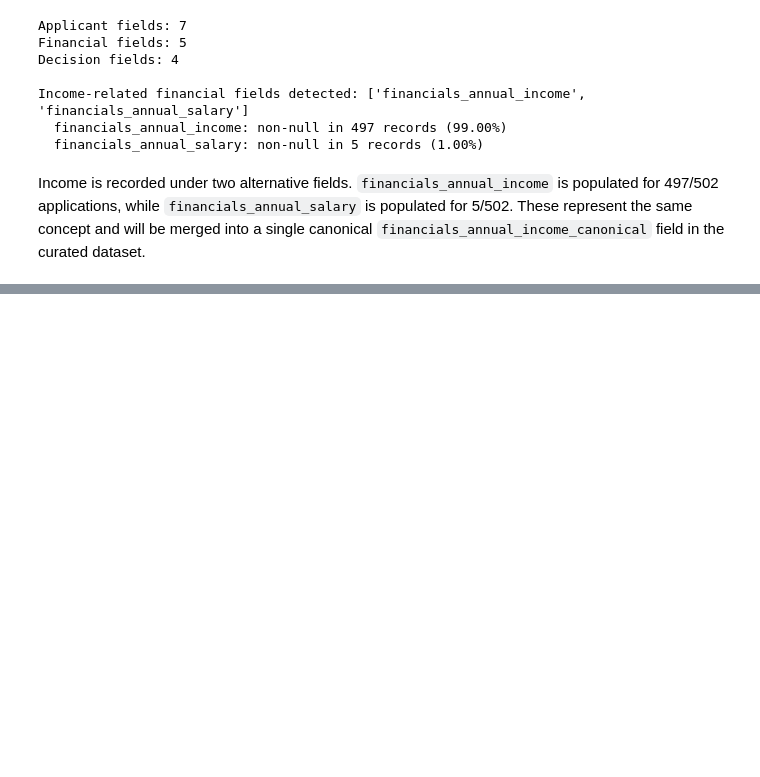
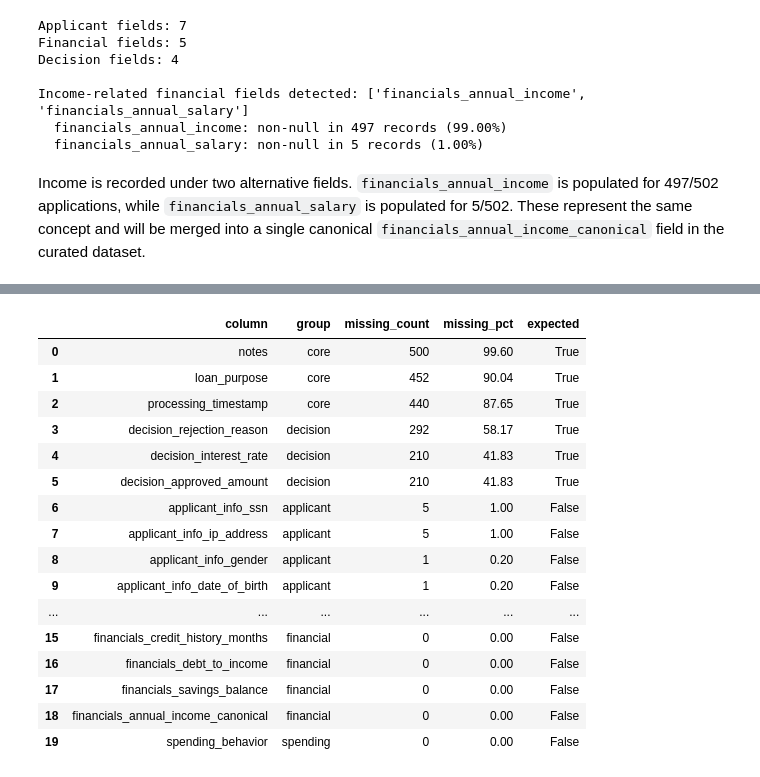
Before and after one commit to afonsojoao2001/dego-project-team12, a Jupyter notebook: notebooks/01-data-quality.ipynb, the cells around one changed output, grey strips where cells are left out. Drawn from its saved outputs; the diff is of its cells as text; code cells hidden in the pictures; blank space fills up the shorter version.

Commit message:
Add completeness assessment with column grouping and expected-missing handling

```diff
--- a/notebooks/01-data-quality.ipynb
+++ b/notebooks/01-data-quality.ipynb
@@ -246,0 +226,6 @@ Canonical income missing after cleanup: 1/502
+# %%
+# Exclude two columns from DQ analysis - replaced by canonical income)
+exclude_cols = [
+    "financials_annual_income",
+    "financials_annual_salary"
+]
@@ -246,0 +236,74 @@ Canonical income missing after cleanup: 1/502
+# %%
+# Column grouping by schema section
+core_cols      = [c for c in df_work.columns if c in ["_id", "processing_timestamp", "loan_purpose", "notes"]]
+applicant_info_cols = [c for c in df_work.columns if c.startswith("applicant_info_")]
+financial_cols = [
+    c for c in df_work.columns
+    if c.startswith("financials_")
+    and c not in exclude_cols
+]
+spending_cols  = [c for c in df_work.columns if c.startswith("spending_")]
+decision_cols  = [c for c in df_work.columns if c.startswith("decision_")]
+
+column_groups = {
+    "core":      core_cols,
+    "applicant": applicant_info_cols,
+    "financial": financial_cols,
+    "spending":  spending_cols,
+    "decision":  decision_cols,
+}
+
+# Fields where missingness is structurally expected:
+# - Decision fields: rejected apps have no interest rate or approved amount;
+#                   approved apps have no rejection reason
+# - Optional fields: documented during schema inspection as inconsistently
+#                   populated by design, not data quality failures
+EXPECTED_MISSING = {
+    "decision_interest_rate",
+    "decision_approved_amount",
+    "decision_rejection_reason",
+    "notes",                     # optional — present in 0.40% of records
+    "loan_purpose",              # optional — present in 9.96% of records
+    "processing_timestamp",      # optional — present in 12.35% of records
+}
+
+# Completeness calculation
+n_records = len(df_work)
+rows = []
+
+for group_name, cols in column_groups.items():
+    for col in cols:
+        missing_count = df_work[col].isna().sum()
+        rows.append({
+            "column":        col,
+            "group":         group_name,
+            "missing_count": missing_count,
+            "missing_pct":   round(missing_count / n_records * 100, 2),
+            "expected":      col in EXPECTED_MISSING,
+        })
+
+completeness_df = (
+    pd.DataFrame(rows)
+    .sort_values(["missing_count", "group"], ascending=[False, True])
+    .reset_index(drop=True)
+)
+
+completeness_df
+# %% [output]
+|  | column | group | missing_count | missing_pct | expected |
+| 0 | notes | core | 500 | 99.60 | True |
+| 1 | loan_purpose | core | 452 | 90.04 | True |
+| 2 | processing_timestamp | core | 440 | 87.65 | True |
+| 3 | decision_rejection_reason | decision | 292 | 58.17 | True |
+| 4 | decision_interest_rate | decision | 210 | 41.83 | True |
+| 5 | decision_approved_amount | decision | 210 | 41.83 | True |
+| 6 | applicant_info_ssn | applicant | 5 | 1.00 | False |
+| 7 | applicant_info_ip_address | applicant | 5 | 1.00 | False |
+| 8 | applicant_info_gender | applicant | 1 | 0.20 | False |
+| 9 | applicant_info_date_of_birth | applicant | 1 | 0.20 | False |
+| ... | ... | ... | ... | ... | ... |
+| 15 | financials_credit_history_months | financial | 0 | 0.00 | False |
+| 16 | financials_debt_to_income | financial | 0 | 0.00 | False |
+| 17 | financials_savings_balance | financial | 0 | 0.00 | False |
+| 18 | financials_annual_income_canonical | financial | 0 | 0.00 | False |
+| 19 | spending_behavior | spending | 0 | 0.00 | False |
```
Also changed, not shown: parts of 6 cells of this notebook.
